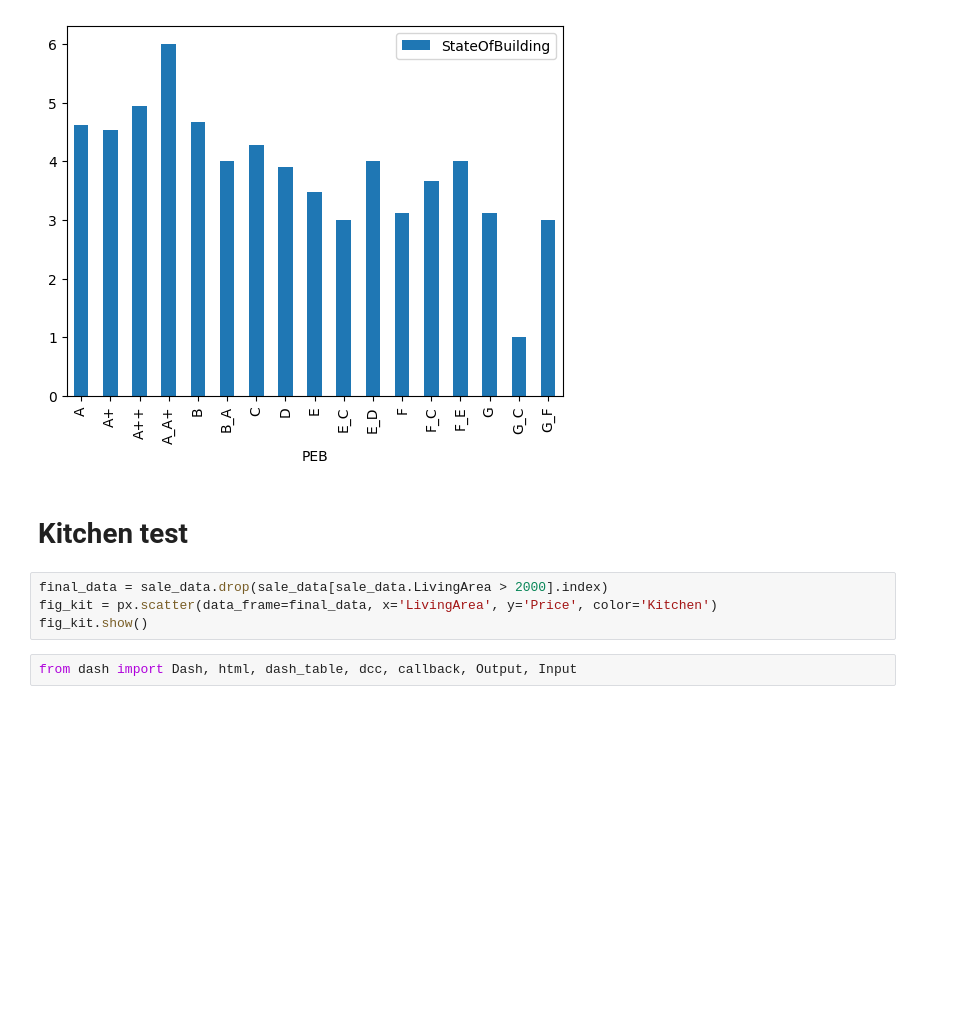
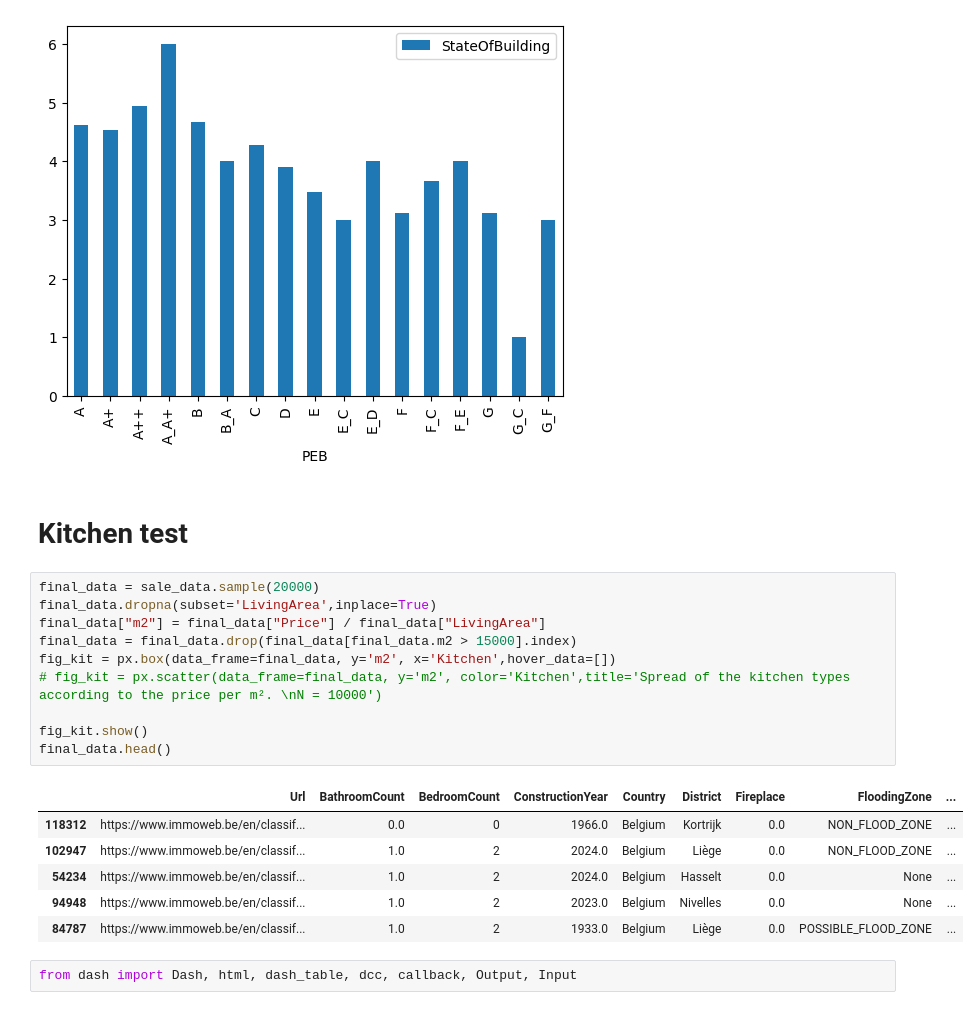
Before and after one commit to Jojopanis/immo_eliza_analysis, a Jupyter notebook: immoElizaJojo.ipynb, the cells around one changed output. Saved outputs shown, nothing was run; the diff lists cells and outputs as text; blank space fills up the shorter version.

```diff
--- a/immoElizaJojo.ipynb
+++ b/immoElizaJojo.ipynb
@@ -425,10 +424,23 @@ Downcasting behavior in `replace` is deprecated and will be removed in a future
 [figure]
 # %% [markdown]
 # Kitchen test
-# %%
-final_data = sale_data.drop(sale_data[sale_data.LivingArea > 2000].index)
-fig_kit = px.scatter(data_frame=final_data, x='LivingArea', y='Price', color='Kitchen')
-fig_kit.show()
+# %%
+final_data = sale_data.sample(20000)
+final_data.dropna(subset='LivingArea',inplace=True)
+final_data["m2"] = final_data["Price"] / final_data["LivingArea"]
+final_data = final_data.drop(final_data[final_data.m2 > 15000].index)
+fig_kit = px.box(data_frame=final_data, y='m2', x='Kitchen',hover_data=[])
+# fig_kit = px.scatter(data_frame=final_data, y='m2', color='Kitchen',title='Spread of the kitchen types according to the price per m². \nN = 10000')
+
+fig_kit.show()
+final_data.head()
+# %% [output]
+|  | Url | BathroomCount | BedroomCount | ConstructionYear | Country | District | Fireplace | FloodingZone | ... |
+| 118312 | https://www.immoweb.be/en/classif... | 0.0 | 0 | 1966.0 | Belgium | Kortrijk | 0.0 | NON_FLOOD_ZONE | ... |
+| 102947 | https://www.immoweb.be/en/classif... | 1.0 | 2 | 2024.0 | Belgium | Liège | 0.0 | NON_FLOOD_ZONE | ... |
+| 54234 | https://www.immoweb.be/en/classif... | 1.0 | 2 | 2024.0 | Belgium | Hasselt | 0.0 | None | ... |
+| 94948 | https://www.immoweb.be/en/classif... | 1.0 | 2 | 2023.0 | Belgium | Nivelles | 0.0 | None | ... |
+| 84787 | https://www.immoweb.be/en/classif... | 1.0 | 2 | 1933.0 | Belgium | Liège | 0.0 | POSSIBLE_FLOOD_ZONE | ... |
 # %%
 from dash import Dash, html, dash_table, dcc, callback, Output, Input
 # %%
```
Also changed, not shown: parts of 2 cells of this notebook, 5 other files.
